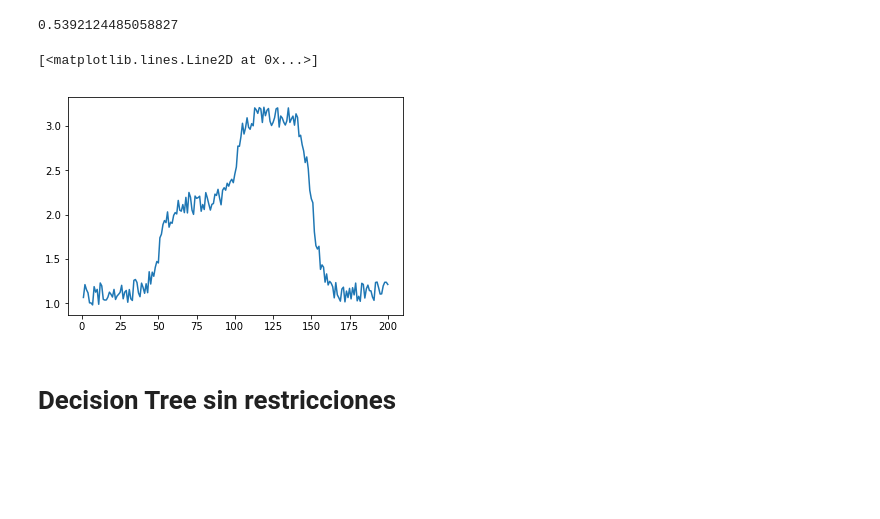
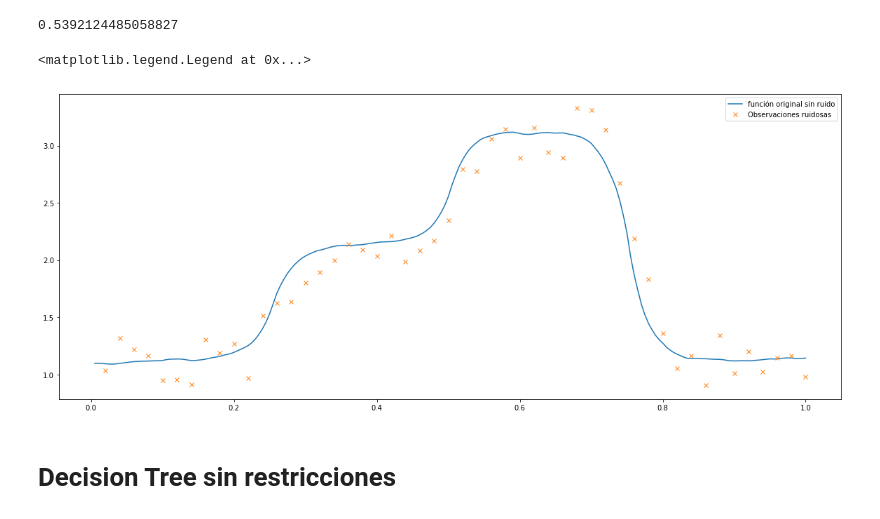
Before and after one commit to PAE-ITBA-ML-2019/Ensemble-methods, a Jupyter notebook: 00-Example.ipynb, the cells around one changed output. Saved outputs shown, nothing was run; the diff lists cells and outputs as text; code cells hidden in the pictures; blank space fills up the shorter version.

```diff
--- a/00-Example.ipynb
+++ b/00-Example.ipynb
@@ -28,8 +30,11 @@ X = np.linspace(1, len(y), len(y)).reshape(-1,1)
-# %%
-plt.plot(X, y)
-# %% [output]
-[<matplotlib.lines.Line2D at 0x...>]
-[figure, removed]
+# %%
+plt.figure(figsize=(20, 8))
+plt.plot(X_orig, y_clean, label='función original sin ruido')
+plt.plot(X, y, marker='x', linestyle = 'None', label='Observaciones ruidosas')
+plt.legend()
+# %% [output]
+<matplotlib.legend.Legend at 0x...>
+[figure, added]
 # %%
 from sklearn.tree import DecisionTreeRegressor, plot_tree
 # %% [markdown]
```
Also changed, not shown: parts of 24 cells of this notebook, 1 other file.
